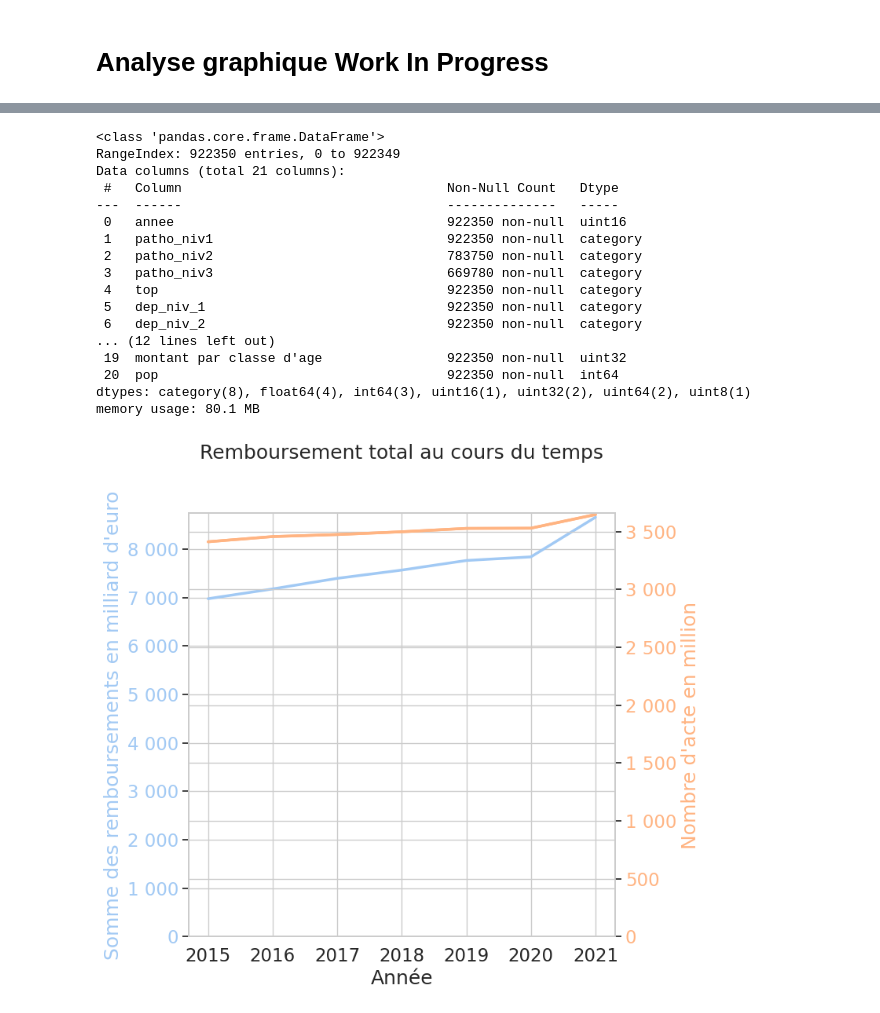
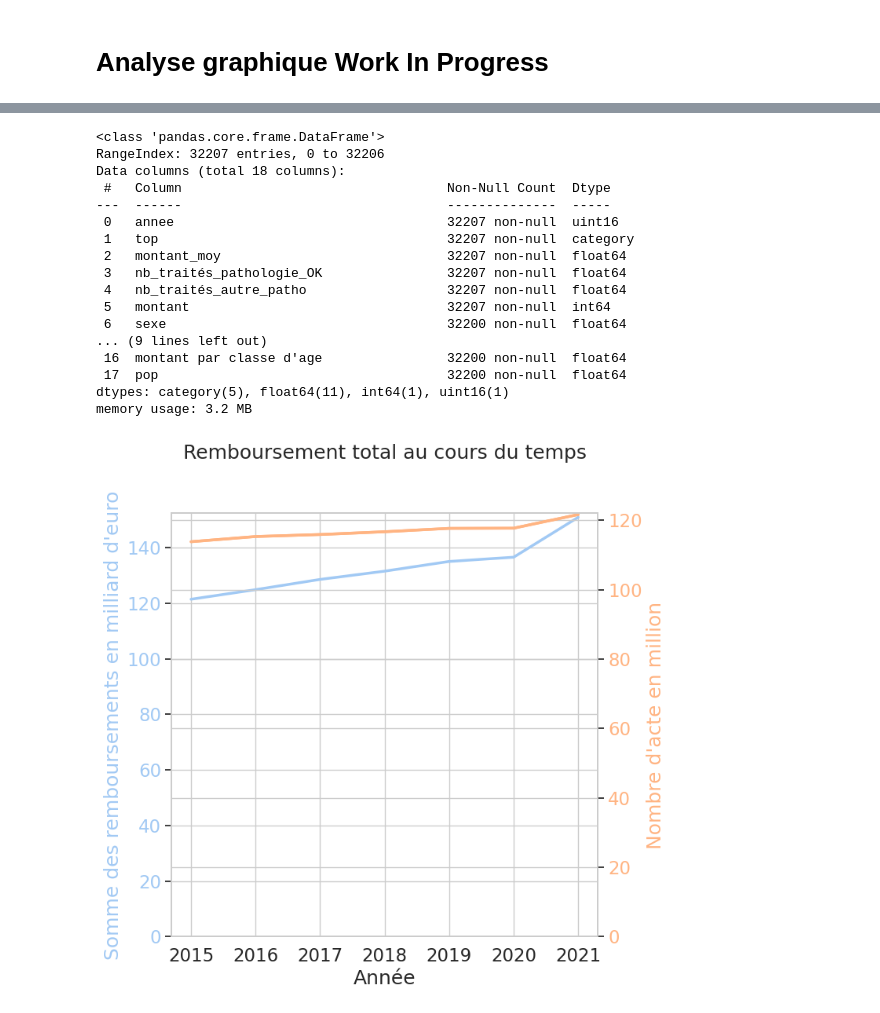
Before and after one commit to barrmath/data_maladie, a Jupyter notebook: Analyse graphique.ipynb, the cells around one changed output, grey strips where cells are left out. Saved outputs shown, nothing was run; the diff lists cells and outputs as text; code cells hidden in the pictures.

Commit message:
changement dans la preparartion des données + verification de la colonne montant

```diff
--- a/Analyse graphique.ipynb
+++ b/Analyse graphique.ipynb
@@ -35,43 +35,39 @@ data_amelie = pd.read_csv("donnee_temp/depense_age.csv",dtype={
     ,'patho_niv2':'category'
     ,'patho_niv3':'category'
     ,'top':'category'
-    ,'dep_niv_1':'category'
-    ,'dep_niv_2':'category'
-    ,'montant':'uint64'
-    ,'nombre de patients traités pour la pathologie selectionnée':'float64'
-    ,'nombre de patient traités pour une autre pathologie mais necessitant des soins du poste':'float64'
+    ,'montant':'int64'
+    ,'nb_traités_pathologie_OK ':'float64'
+    ,'nb_traités_autre_patho ':'float64'
     ,'montant_moy':'float64'
-    ,'type_somme':'category'
-    ,'sexe':'uint8'
+    ,'sexe':'float64'
     ,'cla_age_5':'category'
-    ,'Ntop':'uint32'
-    ,'Ntop_total':'uint64'
+    ,'Ntop':'float64'
     ,'pourcentage acte selon la classe d\'age':'float64'
-    ,'nombre de patients traités pour la pathologie selectionnée par classe d\'age':'uint32'
-    ,'nombre de patient traités pour une autre pathologie mais necessitant des soins du poste par classe d\'age':'uint32'
-    ,'montant par classe d\'age':'uint32'
-    ,'pop':'int64'
+    ,'nb_traités_pathologie_OK_class_age ':'float64'
+    ,'b_traités_autre_patho_class_age':'float64'
+    ,'montant par classe d\'age':'float64'
+    ,'pop':'float64'
 })
 # %%
 data_amelie.info()
 # %% [output]
 <class 'pandas.core.frame.DataFrame'>
-RangeIndex: 922350 entries, 0 to 922349
-Data columns (total 21 columns):
- #   Column                                  Non-Null Count   Dtype
----  ------                                  --------------   -----
- 0   annee                                   922350 non-null  uint16
- 1   patho_niv1                              922350 non-null  category
- 2   patho_niv2                              783750 non-null  category
- 3   patho_niv3                              669780 non-null  category
- 4   top                                     922350 non-null  category
- 5   dep_niv_1                               922350 non-null  category
- 6   dep_niv_2                               922350 non-null  category
-... (12 lines left out)
- 19  montant par classe d'age                922350 non-null  uint32
- 20  pop                                     922350 non-null  int64
-dtypes: category(8), float64(4), int64(3), uint16(1), uint32(2), uint64(2), uint8(1)
-memory usage: 80.1 MB
+RangeIndex: 32207 entries, 0 to 32206
+Data columns (total 18 columns):
+ #   Column                                  Non-Null Count  Dtype
+---  ------                                  --------------  -----
+ 0   annee                                   32207 non-null  uint16
+ 1   top                                     32207 non-null  category
+ 2   montant_moy                             32207 non-null  float64
+ 3   nb_traités_pathologie_OK                32207 non-null  float64
+ 4   nb_traités_autre_patho                  32207 non-null  float64
+ 5   montant                                 32207 non-null  int64
+ 6   sexe                                    32200 non-null  float64
+... (9 lines left out)
+ 16  montant par classe d'age                32200 non-null  float64
+ 17  pop                                     32200 non-null  float64
+dtypes: category(5), float64(11), int64(1), uint16(1)
+memory usage: 3.2 MB
 # %%
 # config graphe
 sns.set_theme(style="whitegrid")
@@ -89,39 +85,41 @@ def nombre_en_million(nb,pos):
     return format(round(nb/(10e6)),'_').replace("_"," ")
 # %%
 # regoupement des datas pour affichages
-data_annee = data_amelie.groupby(by=['annee'],observed=False).agg(montant=('montant','sum')
-,montant_moyen=('montant_moy','mean')
-,nb_acte=('Ntop','sum')).reset_index()
+data_annee = data_amelie.groupby(
+    by=["annee","top"],observed=True).agg(
+        montant=('montant','first'),montant_moyen=('montant_moy','mean'),nb_acte=('Ntop','sum')).reset_index().groupby(
+            by=["annee"],observed=True).agg(
+                montant=('montant','sum'),montant_moyen=('montant_moyen','mean'),nb_acte=('nb_acte','sum')).reset_index()
 couleur_axe_1 = 0
 couleur_axe_2 = 1
 
 # affichage
 fig,ax1 = plt.subplots()
 sns.lineplot(ax=ax1,data=data_annee,x='annee',y='montant',color=palette[couleur_axe_1])
 fig.set_size_inches(7,7)
 ax1.set_title('Remboursement total au cours du temps',pad=50)
 ax1.set_xlabel('Année')
 ax1.set_ylabel('Somme des remboursements en milliard d\'euro',color=palette[couleur_axe_1])
 ax1.tick_params(axis='y', labelcolor=palette[couleur_axe_1])
 ax1.yaxis.set_major_formatter(FuncFormatter(nombre_en_milliard))
 ax1.set_ylim(0)
 
 ax2 = ax1.twinx()
 
 sns.lineplot(ax=ax2,data=data_annee,x='annee',y='nb_acte',color=palette[couleur_axe_2])
 ax2.set_ylabel('Nombre d\'acte en million',color=palette[couleur_axe_2])
 ax2.yaxis.set_major_formatter(FuncFormatter(nombre_en_million))
 ax2.tick_params(axis='y', labelcolor=palette[couleur_axe_2])
 ax2.set_ylim(0)
 
 sns.lineplot(ax=ax2,data=data_annee,x='annee',y='nb_acte',color=palette[couleur_axe_2])
 
 plt.show()
 
 #suppression des données en ram
 del data_annee
 # %% [output]
-[figure, old version]
+[figure, new version]
 # %%
 fig,ax=plt.subplots()
 fig.set_size_inches(10,10)
```
Also changed, not shown: parts of 6 cells of this notebook, 2 other files.
